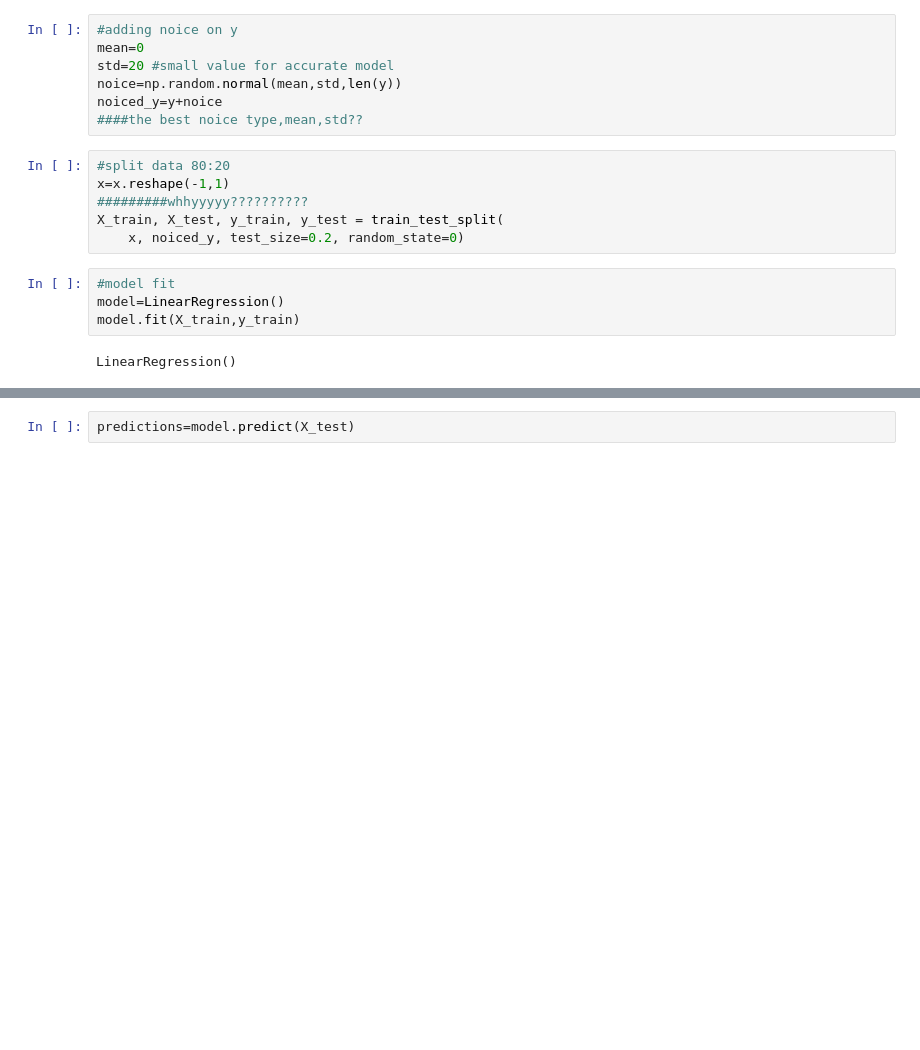
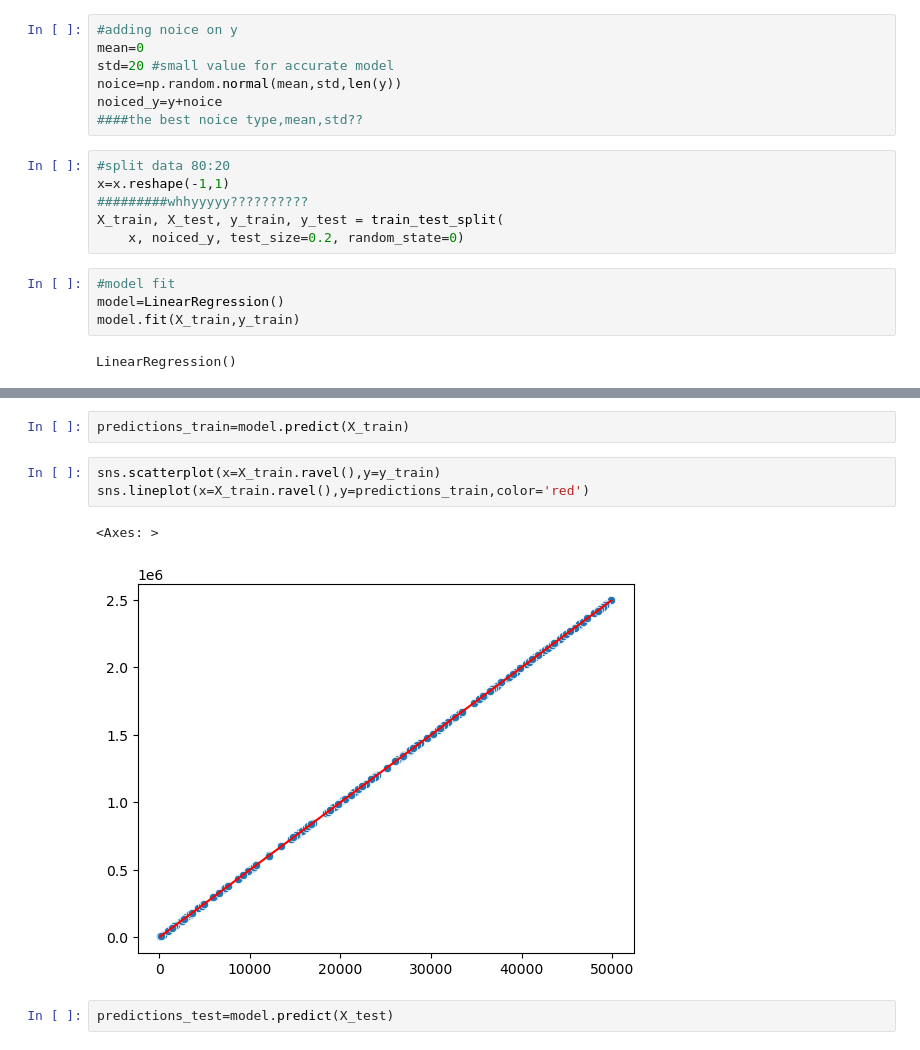
Before and after one commit to yassmin-ali-19/simple-linear-regression-model, a Jupyter notebook: simple_linear_regression.ipynb, the cells around one changed output, grey strips where cells are left out. Drawn from its saved outputs; the diff is of its cells as text; blank space fills up the shorter version.

```diff
--- a/simple_linear_regression.ipynb
+++ b/simple_linear_regression.ipynb
@@ -56,4 +56,12 @@ print(model.coef_,model.intercept_)
+# %%
+predictions_train=model.predict(X_train)
+# %%
+sns.scatterplot(x=X_train.ravel(),y=y_train)
+sns.lineplot(x=X_train.ravel(),y=predictions_train,color='red')
+# %% [output]
+<Axes: >
+[figure, added]
 # %%
-predictions=model.predict(X_test)
+predictions_test=model.predict(X_test)
 # %%
 sns.scatterplot(x=X_test.ravel(),y=y_test)
```
Also changed, not shown: parts of 7 cells of this notebook.
